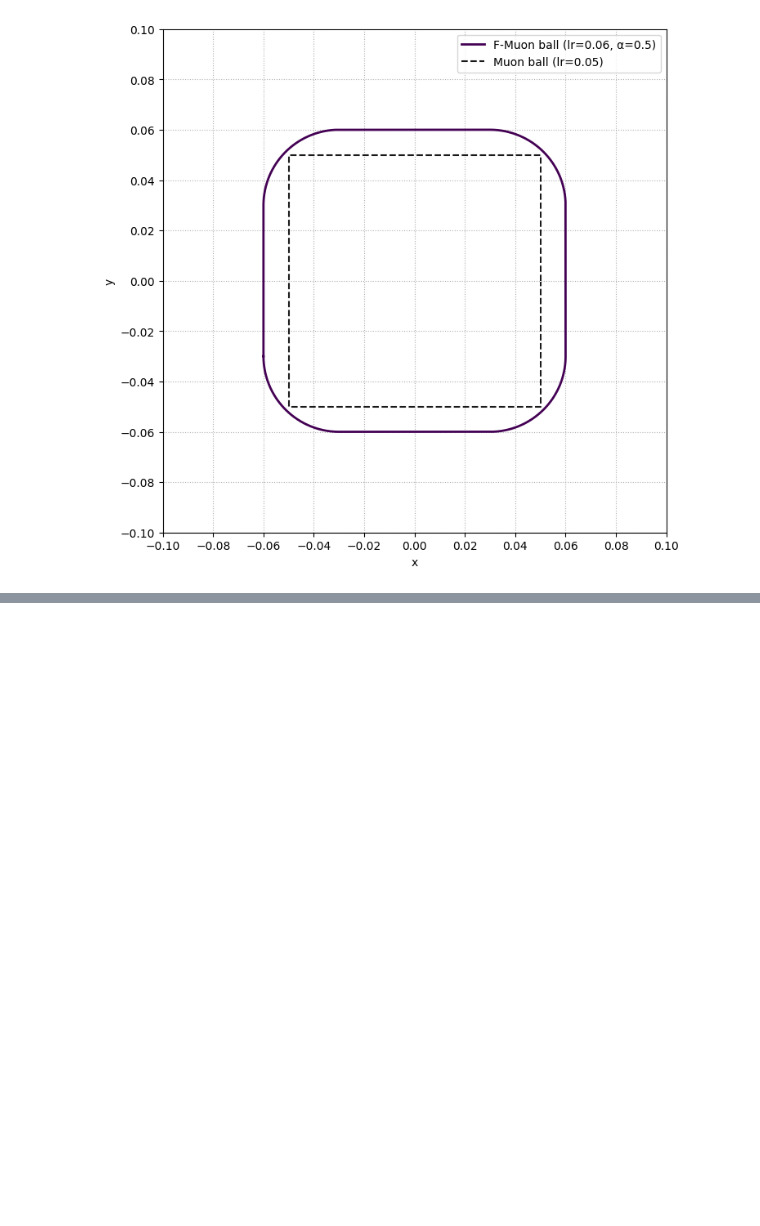
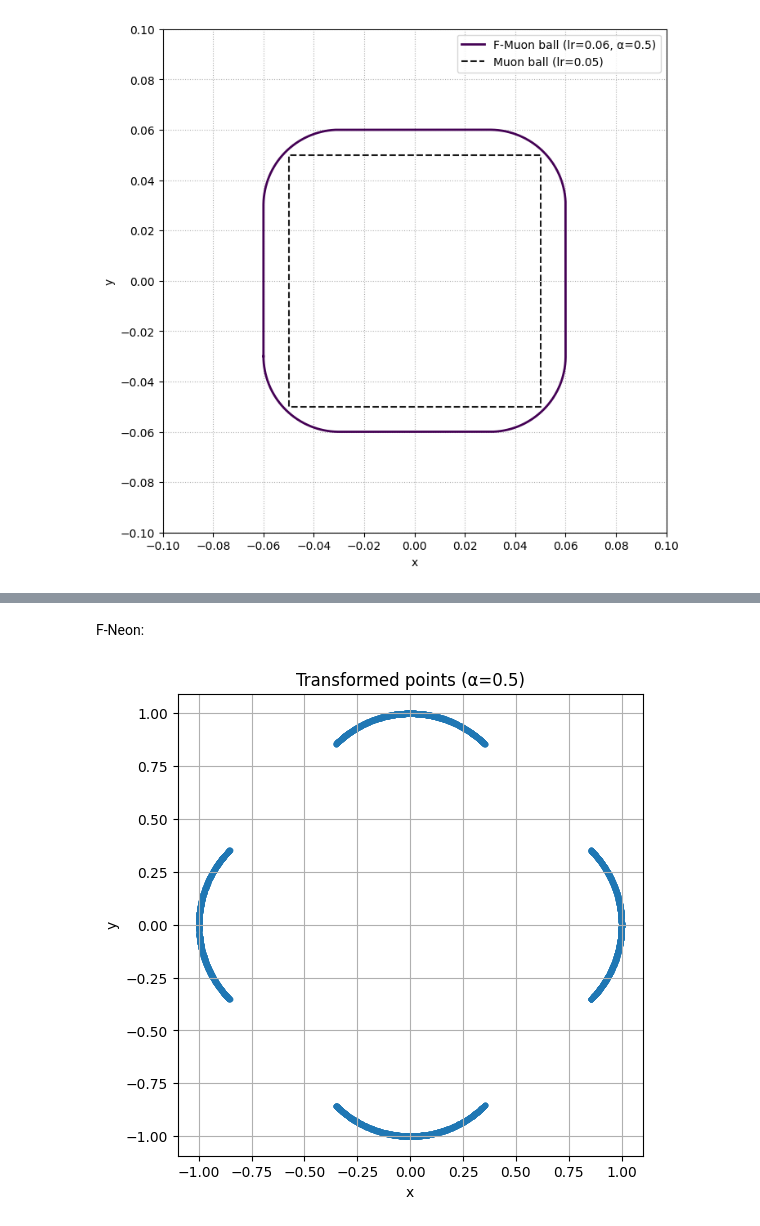
Before and after one commit to alexlegeartis/Neon, a Jupyter notebook: code/norms/norm_plotter.ipynb, the cells around one changed output, grey strips where cells are left out. Saved outputs shown, nothing was run; the diff lists cells and outputs as text; code cells hidden in the pictures; blank space fills up the shorter version.

```diff
--- a/code/norms/norm_plotter.ipynb
+++ b/code/norms/norm_plotter.ipynb
@@ -327,0 +326,35 @@ plt.show()
+# %% [markdown]
+F-Neon:
+# %%
+# Parameters
+alpha = 0.5
+num_points = 5000
+dim = 2
+
+# Generate random unit vectors in 2D
+v = np.random.randn(num_points, dim)
+v /= np.linalg.norm(v, axis=1, keepdims=True)
+
+# Compute the transformed points
+def greedy_sign(v):
+    """Return sign only along the coordinate(s) with the largest absolute value."""
+    s = np.zeros_like(v)
+    abs_v = np.abs(v)
+    max_mask = abs_v == abs_v.max(axis=1, keepdims=True)
+    s[max_mask] = np.sign(v[max_mask])
+    return s
+sign_v = greedy_sign(v)
+
+p = alpha * sign_v - (alpha - 1) * v
+
+# Plot
+plt.figure(figsize=(6, 6))
+plt.scatter(p[:, 0], p[:, 1], s=10, alpha=0.6)
+plt.title(f"Transformed points (α={alpha})")
+plt.xlabel("x")
+plt.ylabel("y")
+plt.axis("equal")
+plt.grid(True)
+plt.show()
+# %% [output]
+[figure, added]
```
Also changed, not shown: parts of 12 cells of this notebook, 2 other files.
